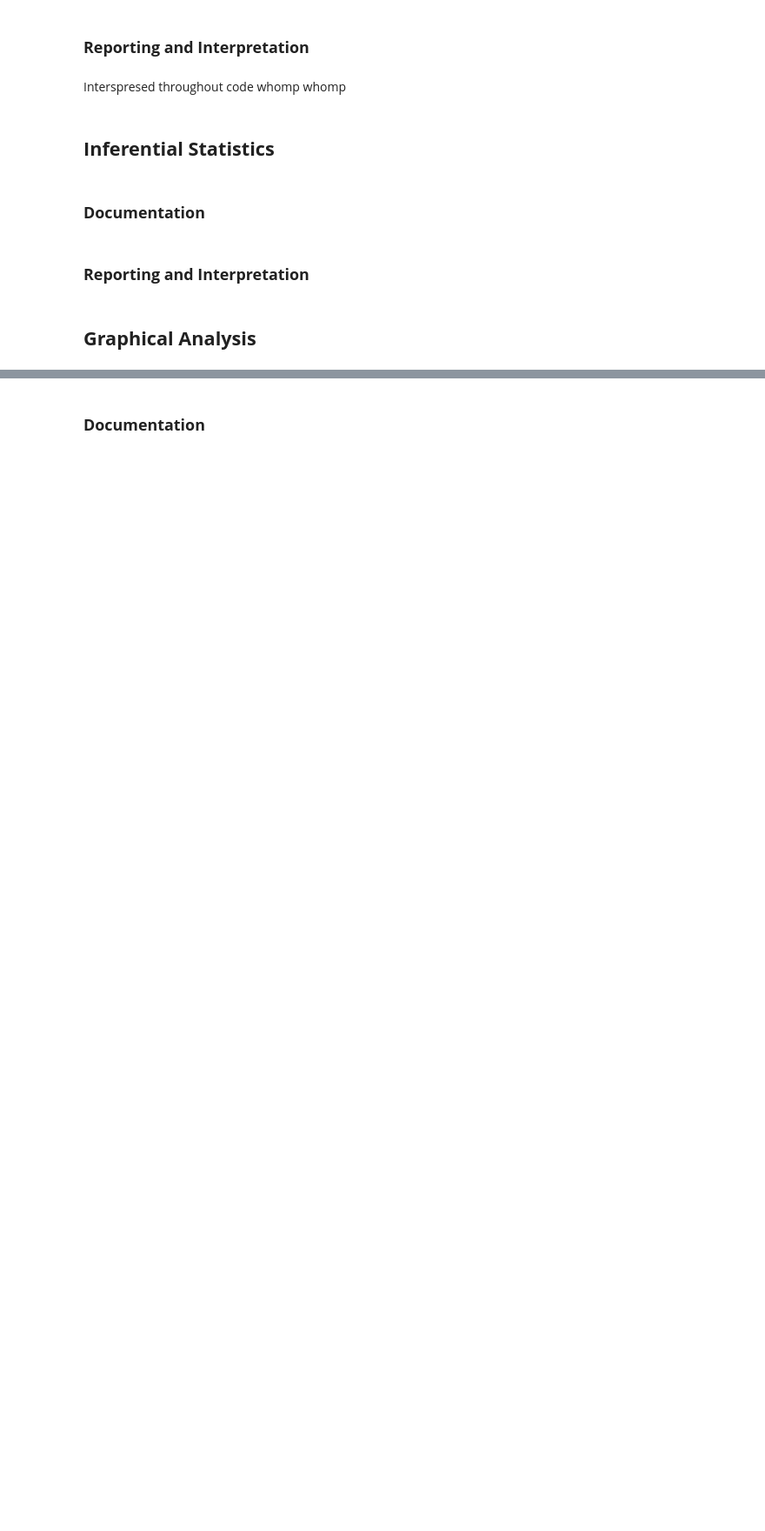
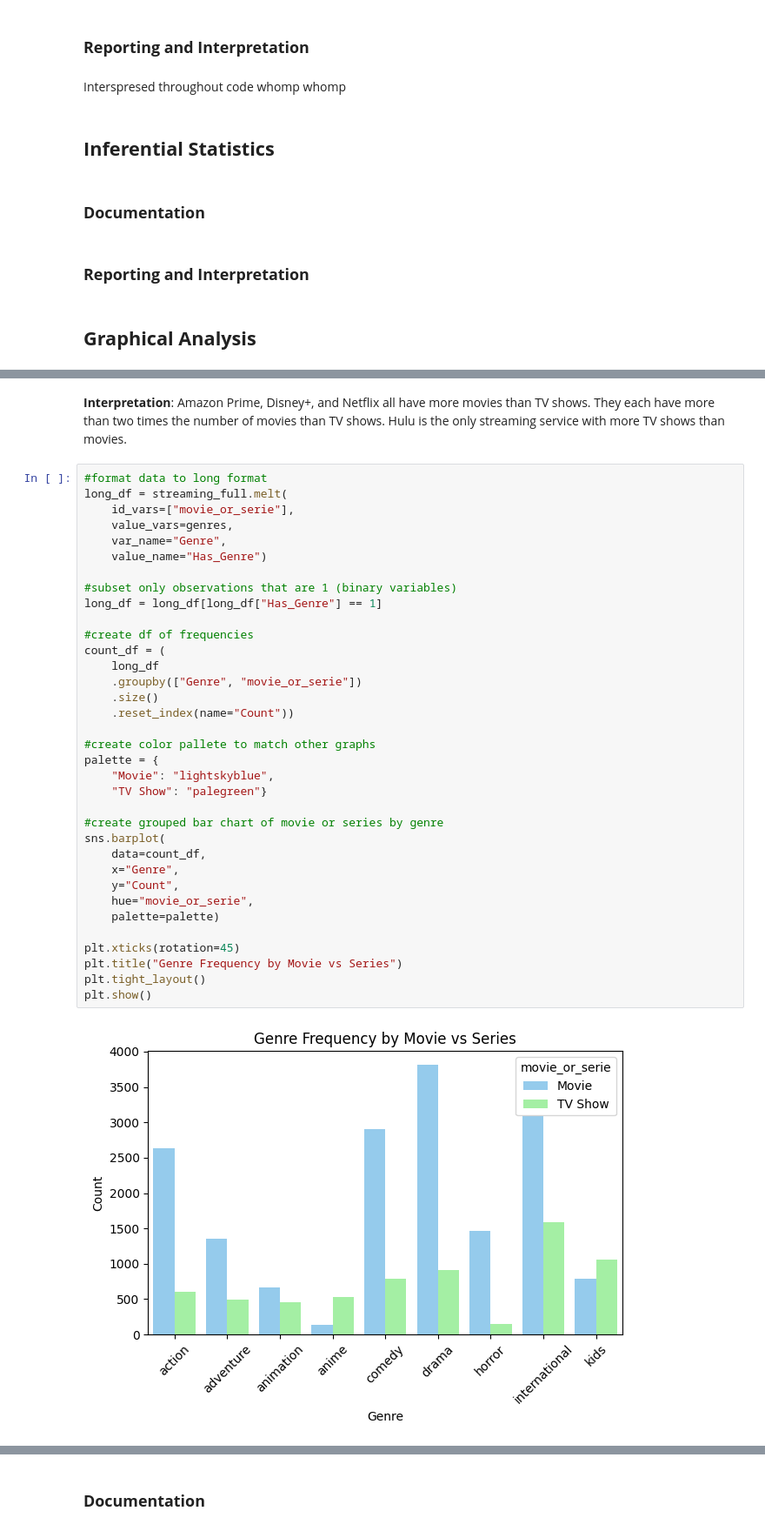
Before and after one commit to karisp94/si618_project, a Jupyter notebook: ProjectPart2.ipynb, the cells around one changed output, grey strips where cells are left out. Shown at 87% size. Saved outputs shown, nothing was run; the diff lists cells and outputs as text; blank space fills up the shorter version.

```diff
--- a/ProjectPart2.ipynb
+++ b/ProjectPart2.ipynb
@@ -132,0 +164,39 @@ Interspresed throughout code whomp whomp
+# %% [markdown]
+**Interpretation**: Amazon Prime, Disney+, and Netflix all have more movies than TV shows. They each have more than two times the number of movies than TV shows. Hulu is the only streaming service with more TV shows than movies.
+# %%
+#format data to long format
+long_df = streaming_full.melt(
+    id_vars=["movie_or_serie"],
+    value_vars=genres,
+    var_name="Genre",
+    value_name="Has_Genre")
+
+#subset only observations that are 1 (binary variables)
+long_df = long_df[long_df["Has_Genre"] == 1]
+
+#create df of frequencies
+count_df = (
+    long_df
+    .groupby(["Genre", "movie_or_serie"])
+    .size()
+    .reset_index(name="Count"))
+
+#create color pallete to match other graphs
+palette = {
+    "Movie": "lightskyblue",
+    "TV Show": "palegreen"}
+
+#create grouped bar chart of movie or series by genre
+sns.barplot(
+    data=count_df,
+    x="Genre",
+    y="Count",
+    hue="movie_or_serie",
+    palette=palette)
+
+plt.xticks(rotation=45)
+plt.title("Genre Frequency by Movie vs Series")
+plt.tight_layout()
+plt.show()
+# %% [output]
+[figure, added]
```
Also changed, not shown: parts of 13 cells of this notebook.
